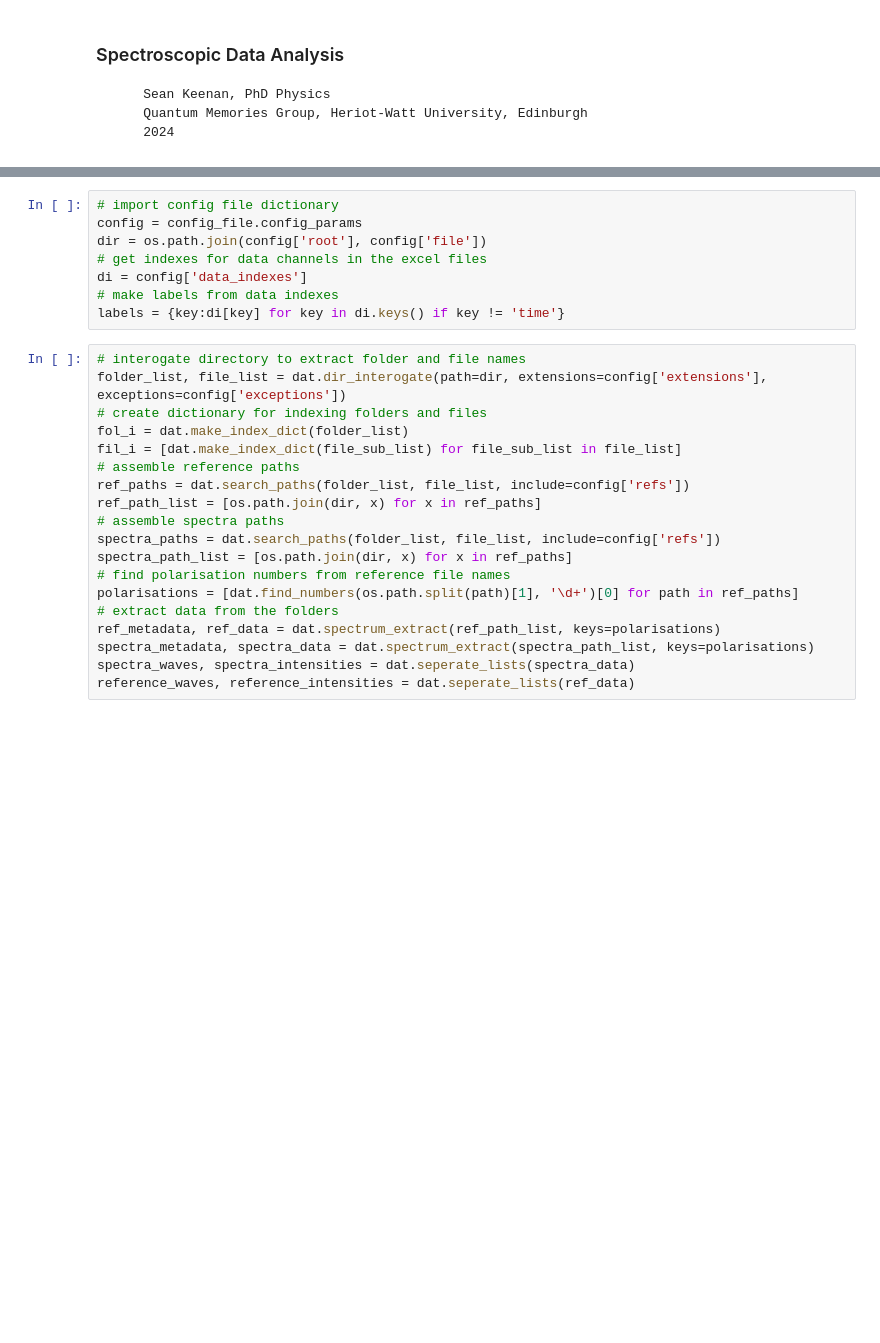
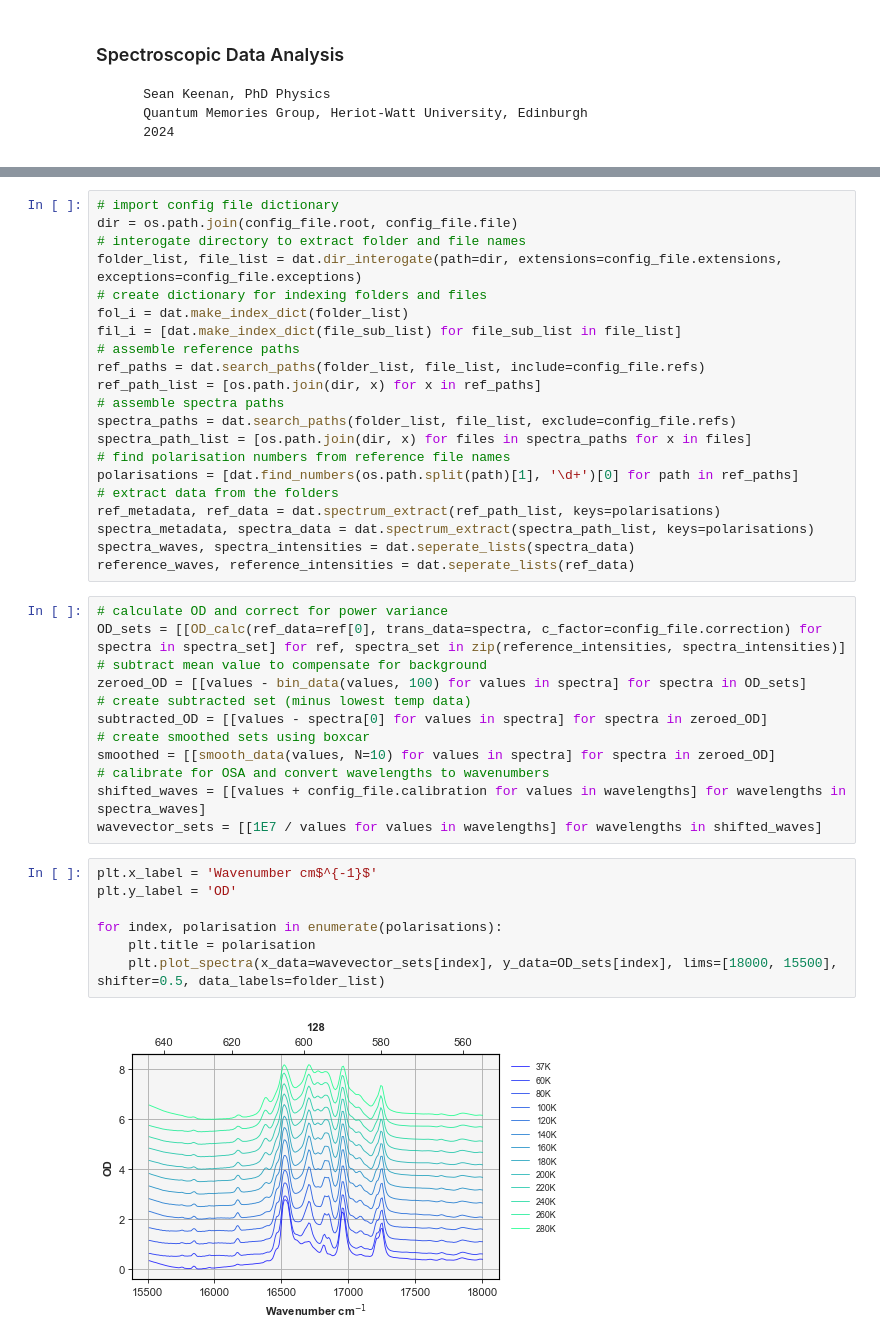
Before and after one commit to SMK-UK/Spectroscopy, a Jupyter notebook: main.ipynb, the cells around one changed output, grey strips where cells are left out. Drawn from its saved outputs; the diff is of its cells as text; blank space fills up the shorter version.

```diff
--- a/main.ipynb
+++ b/main.ipynb
@@ -20,23 +21,17 @@ import os
-# %%
-# import config file dictionary
-config = config_file.config_params
-dir = os.path.join(config['root'], config['file'])
-# get indexes for data channels in the excel files
-di = config['data_indexes']
-# make labels from data indexes
-labels = {key:di[key] for key in di.keys() if key != 'time'}
 # %%
+# import config file dictionary
+dir = os.path.join(config_file.root, config_file.file)
 # interogate directory to extract folder and file names
-folder_list, file_list = dat.dir_interogate(path=dir, extensions=config['extensions'], exceptions=config['exceptions'])
+folder_list, file_list = dat.dir_interogate(path=dir, extensions=config_file.extensions, exceptions=config_file.exceptions)
 # create dictionary for indexing folders and files
 fol_i = dat.make_index_dict(folder_list)
 fil_i = [dat.make_index_dict(file_sub_list) for file_sub_list in file_list]
 # assemble reference paths
-ref_paths = dat.search_paths(folder_list, file_list, include=config['refs'])
+ref_paths = dat.search_paths(folder_list, file_list, include=config_file.refs)
 ref_path_list = [os.path.join(dir, x) for x in ref_paths]
 # assemble spectra paths
-spectra_paths = dat.search_paths(folder_list, file_list, include=config['refs'])
-spectra_path_list = [os.path.join(dir, x) for x in ref_paths]
+spectra_paths = dat.search_paths(folder_list, file_list, exclude=config_file.refs)
+spectra_path_list = [os.path.join(dir, x) for files in spectra_paths for x in files]
 # find polarisation numbers from reference file names
 polarisations = [dat.find_numbers(os.path.split(path)[1], '\d+')[0] for path in ref_paths]
 # extract data from the folders
@@ -44,3 +39,24 @@ ref_metadata, ref_data = dat.spectrum_extract(ref_path_list, keys=polarisations)
 spectra_metadata, spectra_data = dat.spectrum_extract(spectra_path_list, keys=polarisations)
 spectra_waves, spectra_intensities = dat.seperate_lists(spectra_data)
 reference_waves, reference_intensities = dat.seperate_lists(ref_data)
+# %%
+# calculate OD and correct for power variance
+OD_sets = [[OD_calc(ref_data=ref[0], trans_data=spectra, c_factor=config_file.correction) for spectra in spectra_set] for ref, spectra_set in zip(reference_intensities, spectra_intensities)]
+# subtract mean value to compensate for background
+zeroed_OD = [[values - bin_data(values, 100) for values in spectra] for spectra in OD_sets]
+# create subtracted set (minus lowest temp data)
+subtracted_OD = [[values - spectra[0] for values in spectra] for spectra in zeroed_OD]
+# create smoothed sets using boxcar
+smoothed = [[smooth_data(values, N=10) for values in spectra] for spectra in zeroed_OD]
+# calibrate for OSA and convert wavelengths to wavenumbers
+shifted_waves = [[values + config_file.calibration for values in wavelengths] for wavelengths in spectra_waves]
+wavevector_sets = [[1E7 / values for values in wavelengths] for wavelengths in shifted_waves]
+# %%
+plt.x_label = 'Wavenumber cm$^{-1}$'
+plt.y_label = 'OD'
+
+for index, polarisation in enumerate(polarisations):
+    plt.title = polarisation
+    plt.plot_spectra(x_data=wavevector_sets[index], y_data=OD_sets[index], lims=[18000, 15500], shifter=0.5, data_labels=folder_list)
+# %% [output]
+[figure, added]
```
Also changed, not shown: parts of 2 cells of this notebook, 50 other files.
